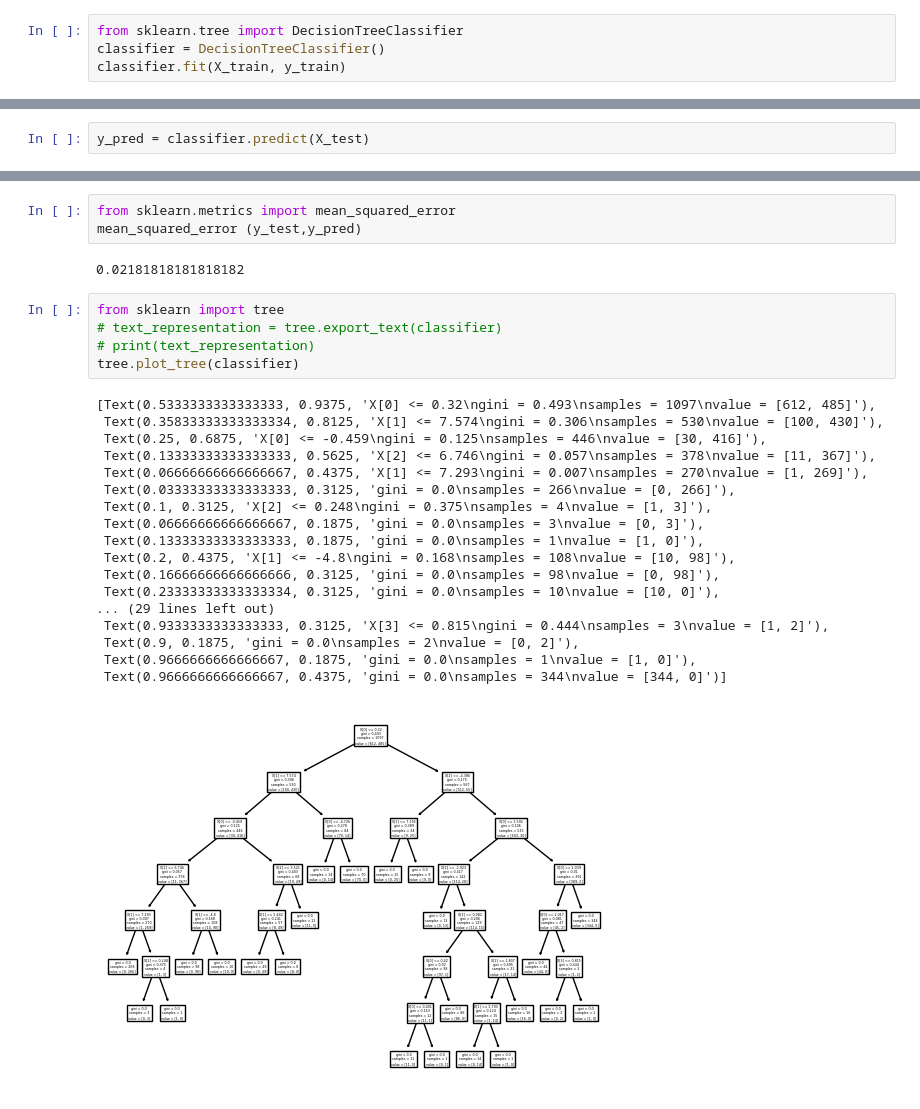
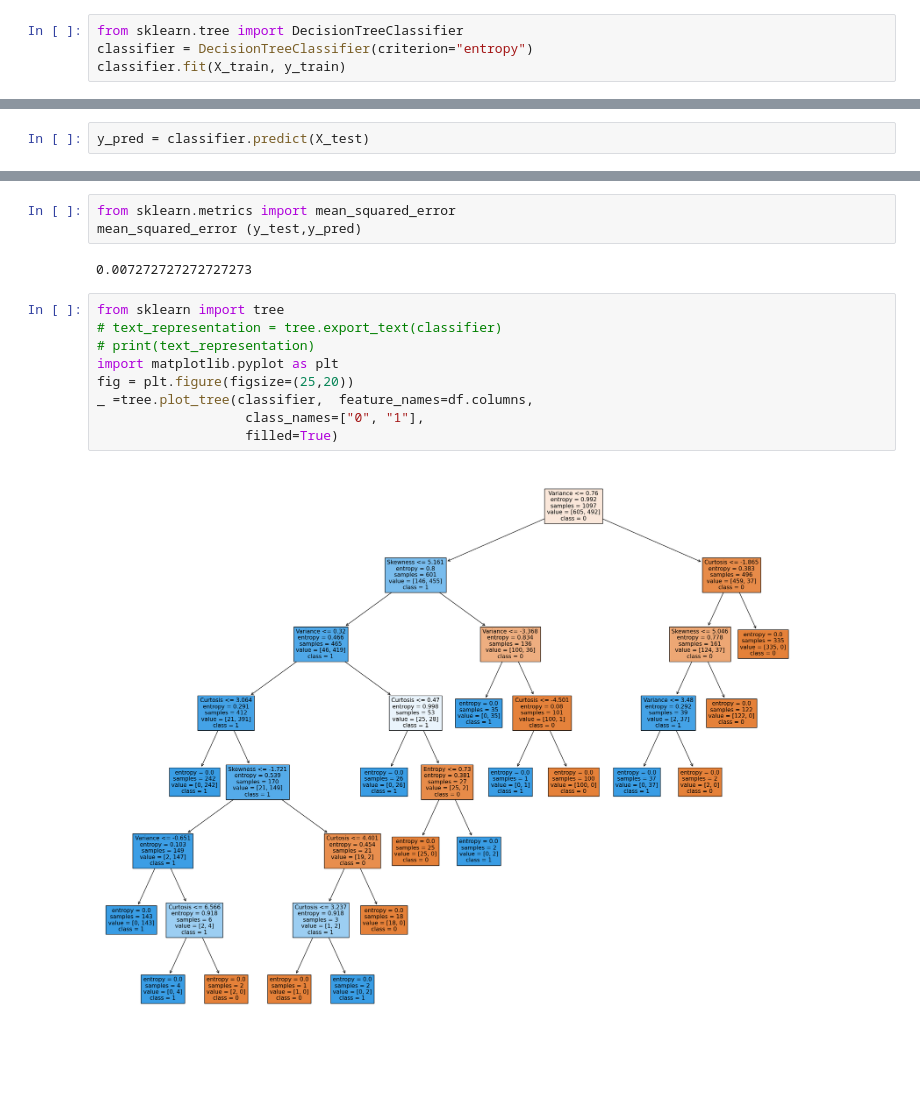
Before and after one commit to steve-cse/Computing-Lab-1, a Jupyter notebook: Experiment 1 (Decision Tree)/Decision Tree Classifier.ipynb, the cells around one changed output, grey strips where cells are left out. Cells and saved outputs as stored; diff of their text form; blank space fills up the shorter version.

Commit message:
Plot decision tree

```diff
--- a/Experiment 1 (Decision Tree)/Decision Tree Classifier.ipynb
+++ b/Experiment 1 (Decision Tree)/Decision Tree Classifier.ipynb
@@ -31,6 +31,6 @@ from sklearn.model_selection import train_test_split
 X_train, X_test, y_train, y_test = train_test_split(X, y, test_size=0.20)
 # %%
 from sklearn.tree import DecisionTreeClassifier
-classifier = DecisionTreeClassifier()
+classifier = DecisionTreeClassifier(criterion="entropy")
 classifier.fit(X_train, y_train)
 # %% [output]
@@ -59,28 +59,15 @@ Name: Class, dtype: int64
 from sklearn.metrics import mean_squared_error
 mean_squared_error (y_test,y_pred)
 # %% [output]
-0.02181818181818182
+0.007272727272727273
 # %%
 from sklearn import tree
 # text_representation = tree.export_text(classifier)
 # print(text_representation)
-tree.plot_tree(classifier)
+import matplotlib.pyplot as plt
+fig = plt.figure(figsize=(25,20))
+_ =tree.plot_tree(classifier,  feature_names=df.columns,
+                   class_names=["0", "1"],
+                   filled=True)
 # %% [output]
-[Text(0.5333333333333333, 0.9375, 'X[0] <= 0.32\ngini = 0.493\nsamples = 1097\nvalue = [612, 485]'),
- Text(0.35833333333333334, 0.8125, 'X[1] <= 7.574\ngini = 0.306\nsamples = 530\nvalue = [100, 430]'),
- Text(0.25, 0.6875, 'X[0] <= -0.459\ngini = 0.125\nsamples = 446\nvalue = [30, 416]'),
- Text(0.13333333333333333, 0.5625, 'X[2] <= 6.746\ngini = 0.057\nsamples = 378\nvalue = [11, 367]'),
- Text(0.06666666666666667, 0.4375, 'X[1] <= 7.293\ngini = 0.007\nsamples = 270\nvalue = [1, 269]'),
- Text(0.03333333333333333, 0.3125, 'gini = 0.0\nsamples = 266\nvalue = [0, 266]'),
- Text(0.1, 0.3125, 'X[2] <= 0.248\ngini = 0.375\nsamples = 4\nvalue = [1, 3]'),
- Text(0.06666666666666667, 0.1875, 'gini = 0.0\nsamples = 3\nvalue = [0, 3]'),
- Text(0.13333333333333333, 0.1875, 'gini = 0.0\nsamples = 1\nvalue = [1, 0]'),
- Text(0.2, 0.4375, 'X[1] <= -4.8\ngini = 0.168\nsamples = 108\nvalue = [10, 98]'),
- Text(0.16666666666666666, 0.3125, 'gini = 0.0\nsamples = 98\nvalue = [0, 98]'),
- Text(0.23333333333333334, 0.3125, 'gini = 0.0\nsamples = 10\nvalue = [10, 0]'),
-... (29 lines left out)
- Text(0.9333333333333333, 0.3125, 'X[3] <= 0.815\ngini = 0.444\nsamples = 3\nvalue = [1, 2]'),
- Text(0.9, 0.1875, 'gini = 0.0\nsamples = 2\nvalue = [0, 2]'),
- Text(0.9666666666666667, 0.1875, 'gini = 0.0\nsamples = 1\nvalue = [1, 0]'),
- Text(0.9666666666666667, 0.4375, 'gini = 0.0\nsamples = 344\nvalue = [344, 0]')]
-[figure, old version]
+[figure, new version]
```
Also changed, not shown: parts of 3 cells of this notebook.
